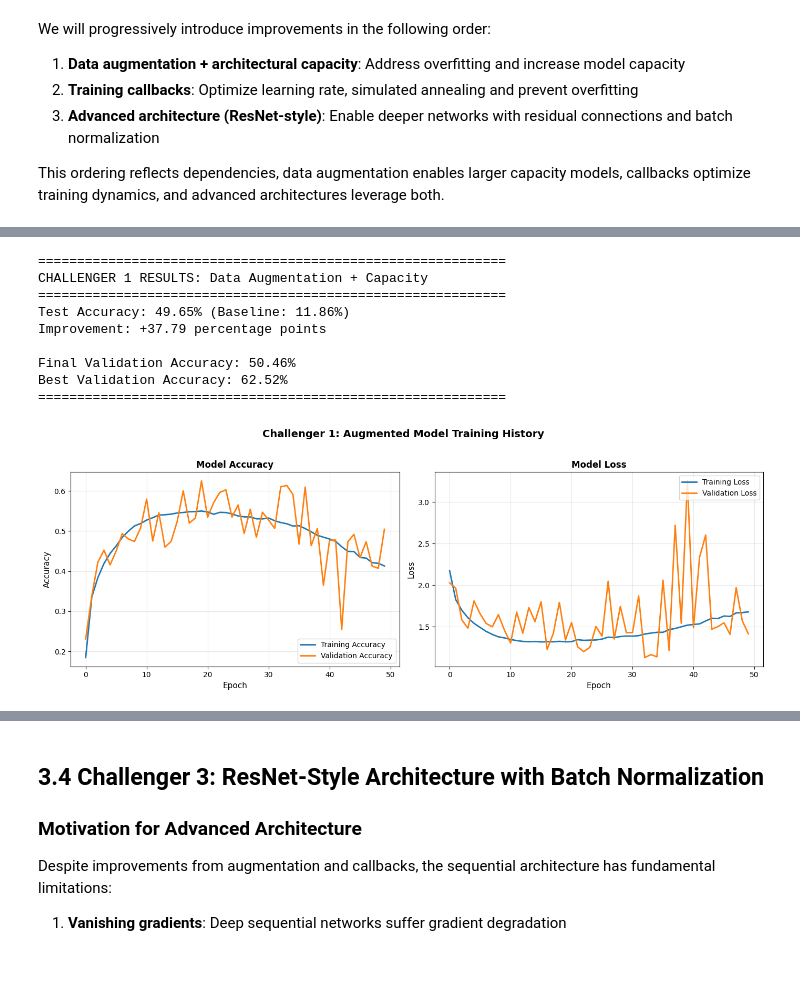
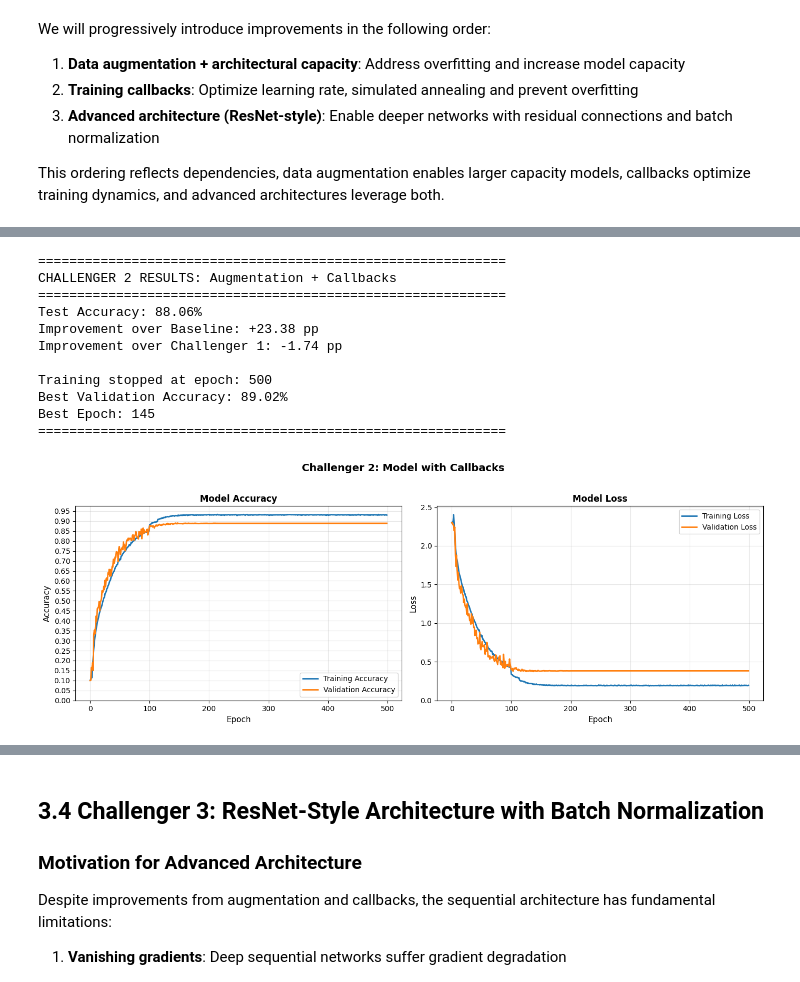
Before and after one commit to peaceman-per/S3-Neural-Networks-Coursework-2, a Jupyter notebook: CIFAR10_Neural_Networks_Coursework.ipynb, the cells around one changed output, grey strips where cells are left out. Cells and saved outputs as stored; diff of their text form; code cells hidden in the pictures.

```diff
--- a/CIFAR10_Neural_Networks_Coursework.ipynb
+++ b/CIFAR10_Neural_Networks_Coursework.ipynb
@@ -718,7 +636,7 @@ Simultaneously, we increase model capacity by adding a third convolutional block
 - Stacked convolutions within blocks (before strided 2x2 convolutions) for non-linear 5x5 receptive fields with fewer parameters
 - Progressive dropout rates (0.2 -> 0.5) for increasing regularization in deeper layers
 # %%
-def create_augmented_model(random_seed=128, gpu_augmentation=True):
+def create_augmented_model(random_seed=128, name='Augmented_ConvNet'):
     """
     create a ConvNet with specified architecture below.
 
@@ -730,7 +648,7 @@ def create_augmented_model(random_seed=128, gpu_augmentation=True):
 
     Args:
         random_seed: Random seed for reproducibility, default 128
-        gpu_augmentation: Whether to use GPU-based data augmentation, default True
+        name: Name of the model, default 'Augmented_ConvNet'
 
     Returns:
         complete, compiled model
@@ -743,8 +661,6 @@ def create_augmented_model(random_seed=128, gpu_augmentation=True):
         # input layer
         layers.Input(shape=(32, 32, 3), name='input_layer'),
 
-        # data augmentation layer
-        data_augmentation_GPU if gpu_augmentation else layers.Lambda(lambda x: x, name='no_augmentation'),
 
         # block 1, 64 filters
         layers.Conv2D(64, (3, 3), activation='relu', padding='same', name='conv1_1'),
@@ -769,7 +685,7 @@ def create_augmented_model(random_seed=128, gpu_augmentation=True):
         layers.Dense(512, activation='relu', name='dense1'),
         layers.Dropout(0.5, name='dropout4'),
         layers.Dense(10, activation='softmax', name='output')
-    ], name='augmented_convnet')
+    ], name=name)
 
 
     model.compile(
@@ -933,0 +1124,12 @@ val_clean: [0.6045880317687988, 0.8126000165939331]
+# %%
+# Train with callbacks
+print("Training Challenger 2: Data Augmentation + Callbacks")
+print("Training for up to 500 epochs (early stopping may terminate earlier)\n")
+
+history_callbacks = callback_model.fit(
+    data_augmentation.flow(X_train, y_train_encoded, batch_size=1024),
+    epochs=500,  # Increased max epochs; early stopping will terminate if appropriate
+    validation_data=(X_val, y_val_encoded),
+    callbacks=callbacks_list,
+    verbose=1
+)
@@ -934,26 +1178,34 @@ val_clean: [0.6045880317687988, 0.8126000165939331]
+# %%
+# read history back
+history_callbacks_data = np.load('training_histories/callback_history.npy', allow_pickle=True).item()
+history_callbacks_saved = history_callbacks_data
 # %%
 # Evaluate and compare
-test_loss_aug, test_acc_aug = augmented_model.evaluate(X_test, y_test_encoded, verbose=0)
+test_loss_cb, test_acc_cb = callback_model.evaluate(X_test, y_test_encoded, verbose=0)
 
 print("\n" + "="*60)
-print("CHALLENGER 1 RESULTS: Data Augmentation + Capacity")
+print("CHALLENGER 2 RESULTS: Augmentation + Callbacks")
 print("="*60)
-print(f"Test Accuracy: {test_acc_aug*100:.2f}% (Baseline: {test_accuracy*100:.2f}%)")
-print(f"Improvement: {(test_acc_aug - test_accuracy)*100:+.2f} percentage points")
-print(f"\nFinal Validation Accuracy: {history_augmented.history['val_accuracy'][-1]*100:.2f}%")
-print(f"Best Validation Accuracy: {max(history_augmented.history['val_accuracy'])*100:.2f}%")
+print(f"Test Accuracy: {test_acc_cb*100:.2f}%")
+print(f"Improvement over Baseline: {(test_acc_cb - test_accuracy_baseline)*100:+.2f} pp")
+print(f"Improvement over Challenger 1: {(test_acc_cb - test_acc_aug_1024)*100:+.2f} pp")
+print(f"\nTraining stopped at epoch: {len(history_callbacks_saved['loss'])}")
+print(f"Best Validation Accuracy: {max(history_callbacks_saved['val_accuracy'])*100:.2f}%")
+print(f"Best Epoch: {np.argmax(history_callbacks_saved['val_accuracy']) + 1}")
 print("="*60)
 
-# Plot comparison
-plot_training_history(history_augmented, 'Challenger 1: Augmented Model Training History')
+# Plot training history
+plot_training_history(history_callbacks_saved, 'Challenger 2: Model with Callbacks')
 # %% [output]
 ============================================================
-CHALLENGER 1 RESULTS: Data Augmentation + Capacity
+CHALLENGER 2 RESULTS: Augmentation + Callbacks
 ============================================================
-Test Accuracy: 49.65% (Baseline: 11.86%)
-Improvement: +37.79 percentage points
+Test Accuracy: 88.06%
+Improvement over Baseline: +23.38 pp
+Improvement over Challenger 1: -1.74 pp
 
-Final Validation Accuracy: 50.46%
-Best Validation Accuracy: 62.52%
+Training stopped at epoch: 500
+Best Validation Accuracy: 89.02%
+Best Epoch: 145
 ============================================================
-[figure, old version]
+[figure, new version]
```
Also changed, not shown: parts of 38 cells of this notebook, 14 other files.
